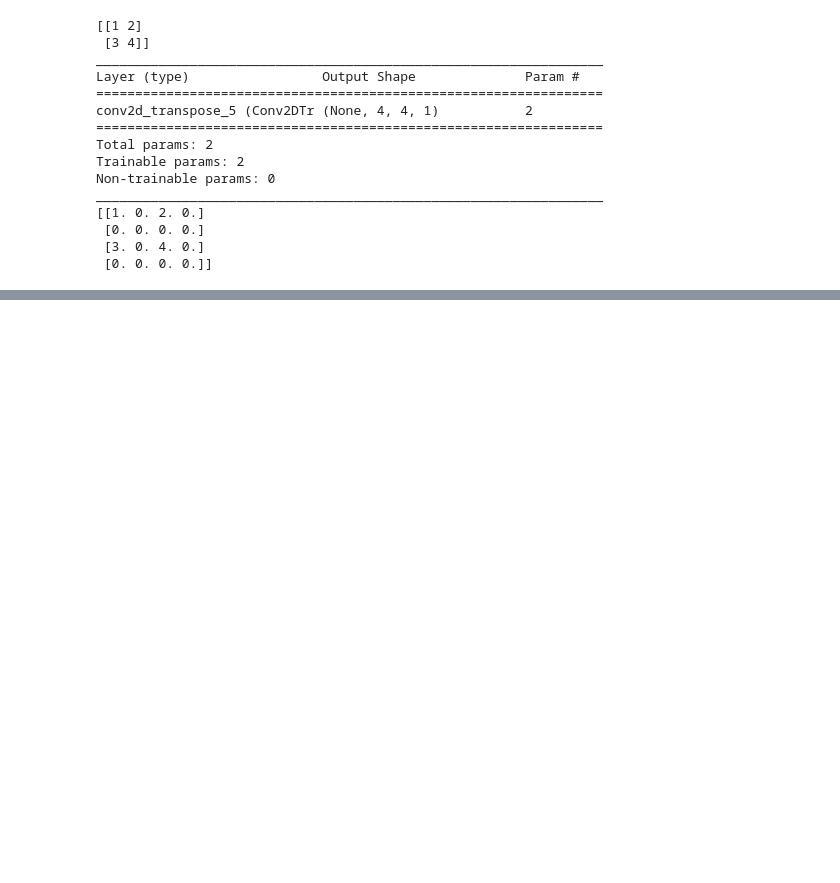
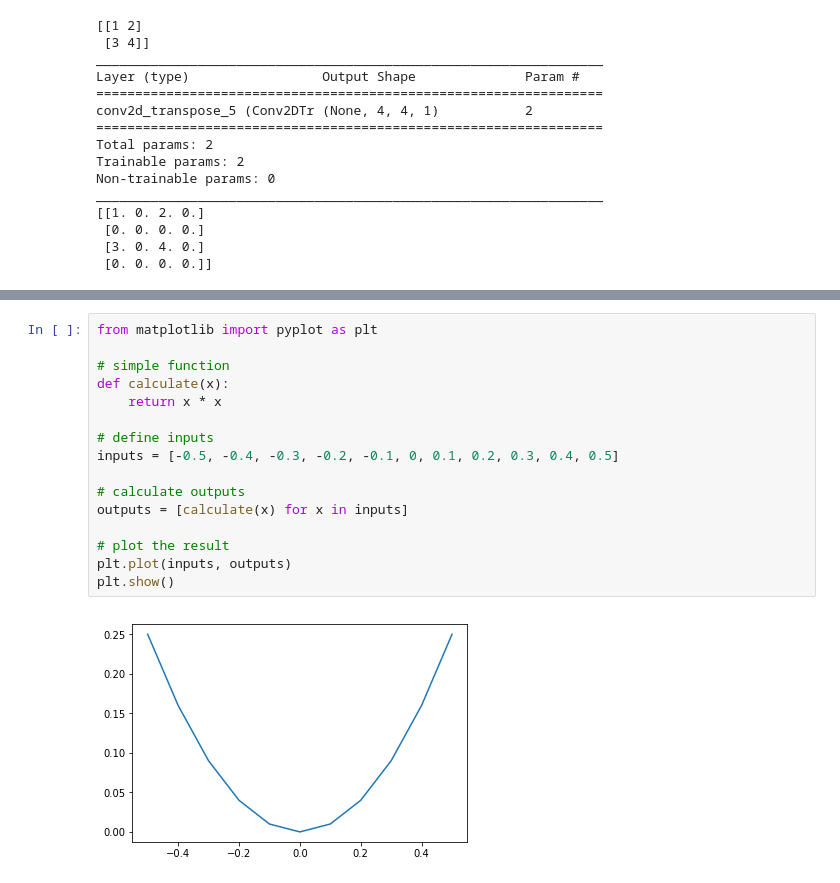
Before and after one commit to FlipWebApps/computer-vision-playground, a Jupyter notebook: GAN/GAN Basics.ipynb, the cells around one changed output, grey strips where cells are left out. Drawn from its saved outputs; the diff is of its cells as text; blank space fills up the shorter version.

```diff
--- a/GAN/GAN Basics.ipynb
+++ b/GAN/GAN Basics.ipynb
@@ -106,0 +118,18 @@ _________________________________________________________________
+# %%
+from matplotlib import pyplot as plt
+
+# simple function
+def calculate(x):
+    return x * x
+
+# define inputs
+inputs = [-0.5, -0.4, -0.3, -0.2, -0.1, 0, 0.1, 0.2, 0.3, 0.4, 0.5]
+
+# calculate outputs
+outputs = [calculate(x) for x in inputs]
+
+# plot the result
+plt.plot(inputs, outputs)
+plt.show()
+# %% [output]
+[figure, added]
```
Also changed, not shown: parts of 19 cells of this notebook, 2 other files.
